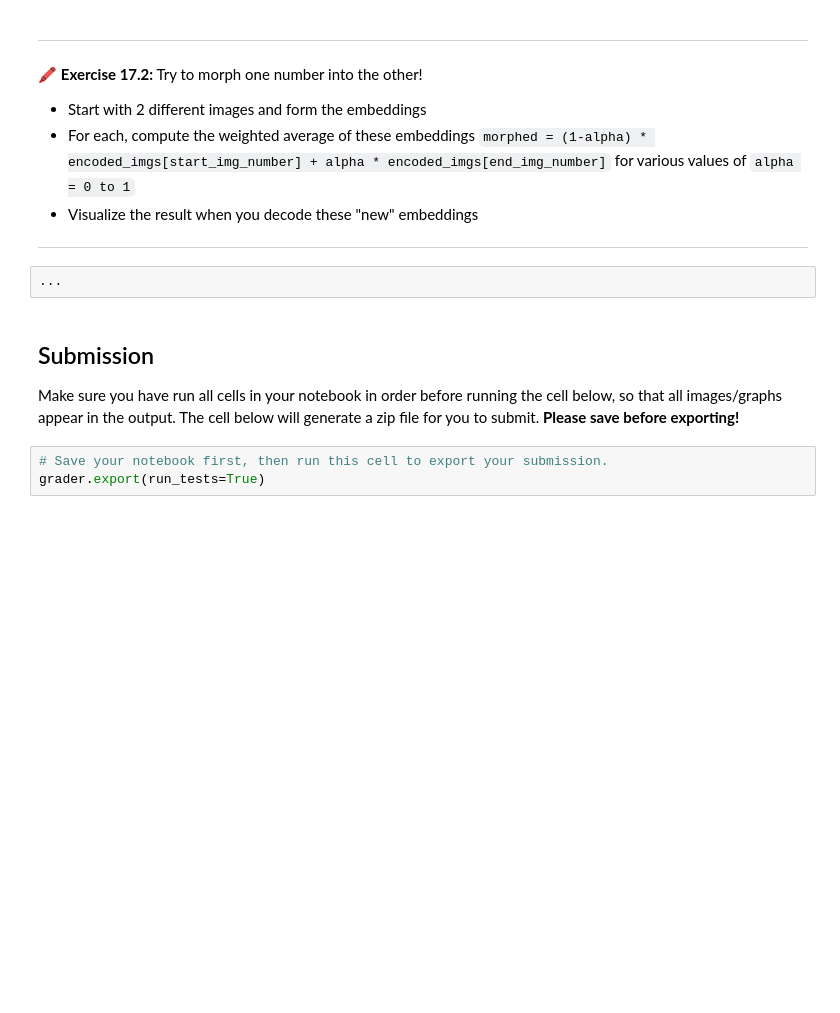
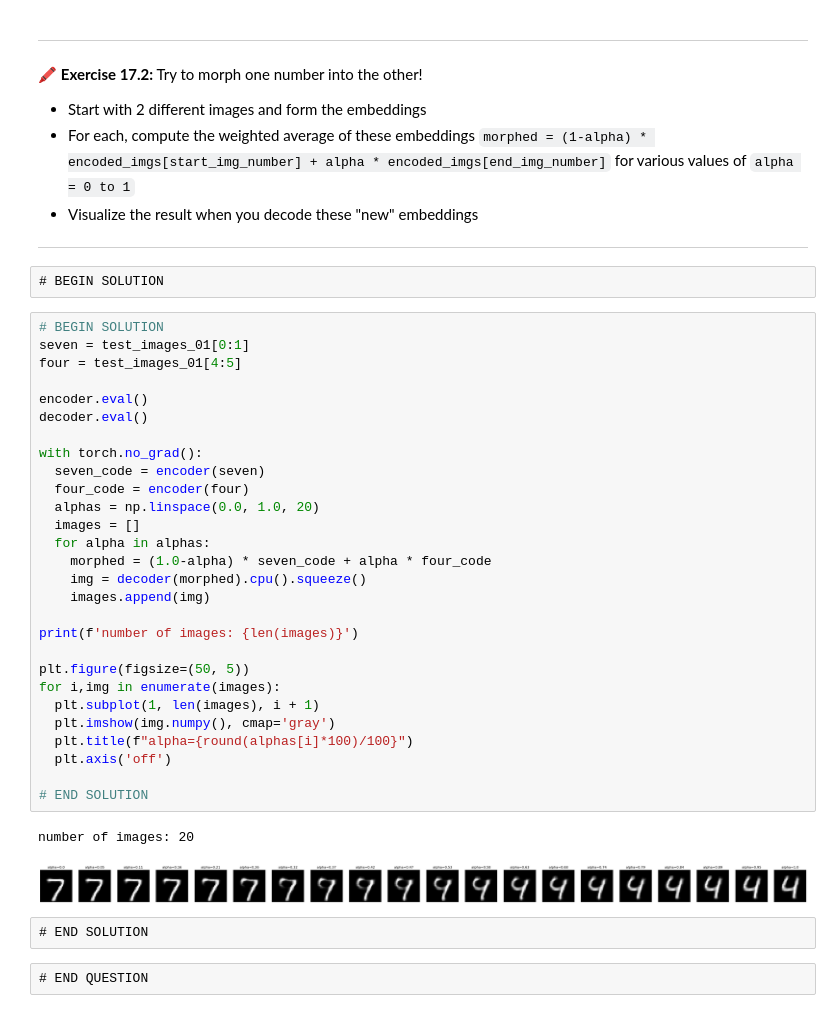
Before and after one commit to aica-wavelab/aica-assignments, a Jupyter notebook: A2_generation/8_autoencoder.ipynb, the cells around one changed output. Cells and saved outputs as stored; diff of their text form; blank space fills up the shorter version.

Commit message:
update all notebooks, data, and models

```diff
--- a/A2_generation/8_autoencoder.ipynb
+++ b/A2_generation/8_autoencoder.ipynb
@@ -450,12 +607,40 @@ For example, we can also generate a *morphing* between two numbers by moving thr
 - Visualize the result when you decode these "new" embeddings
 
 ---
-# %%
-...
-# %% [markdown]
-## Submission
-
-Make sure you have run all cells in your notebook in order before running the cell below, so that all images/graphs appear in the output. The cell below will generate a zip file for you to submit. **Please save before exporting!**
-# %%
-# Save your notebook first, then run this cell to export your submission.
-grader.export(run_tests=True)
+# %% [raw]
+# BEGIN SOLUTION
+# %%
+# BEGIN SOLUTION
+seven = test_images_01[0:1]
+four = test_images_01[4:5]
+
+encoder.eval()
+decoder.eval()
+
+with torch.no_grad():
+  seven_code = encoder(seven)
+  four_code = encoder(four)
+  alphas = np.linspace(0.0, 1.0, 20)
+  images = []
+  for alpha in alphas:
+    morphed = (1.0-alpha) * seven_code + alpha * four_code
+    img = decoder(morphed).cpu().squeeze()
+    images.append(img)
+
+print(f'number of images: {len(images)}')
+
+plt.figure(figsize=(50, 5))
+for i,img in enumerate(images):
+  plt.subplot(1, len(images), i + 1)
+  plt.imshow(img.numpy(), cmap='gray')
+  plt.title(f"alpha={round(alphas[i]*100)/100}")
+  plt.axis('off')
+
+# END SOLUTION
+# %% [output]
+number of images: 20
+[figure, added]
+# %% [raw]
+# END SOLUTION
+# %% [raw]
+# END QUESTION
```
Also changed, not shown: parts of 25 cells of this notebook, 41 other files.
